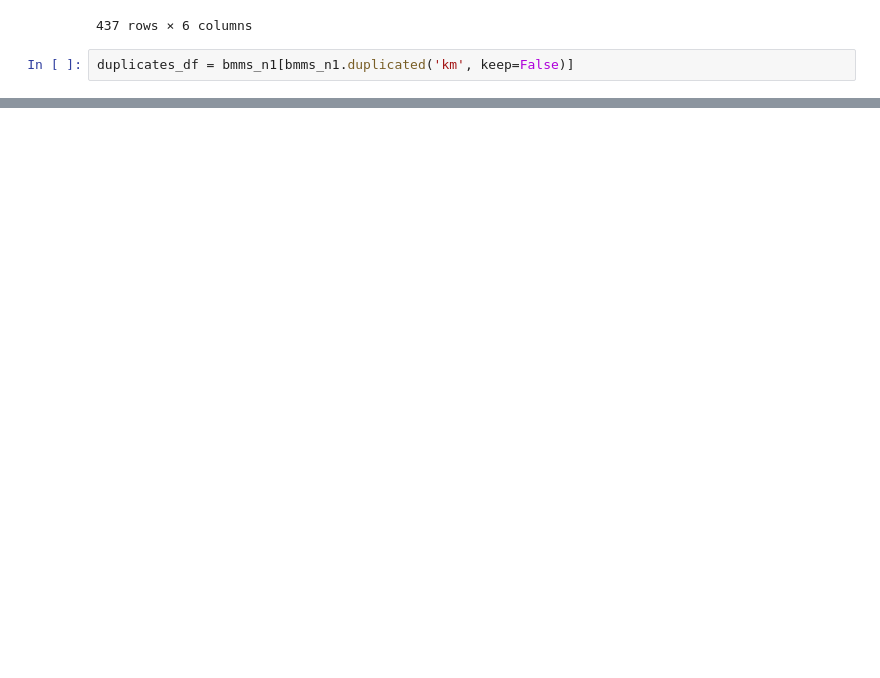
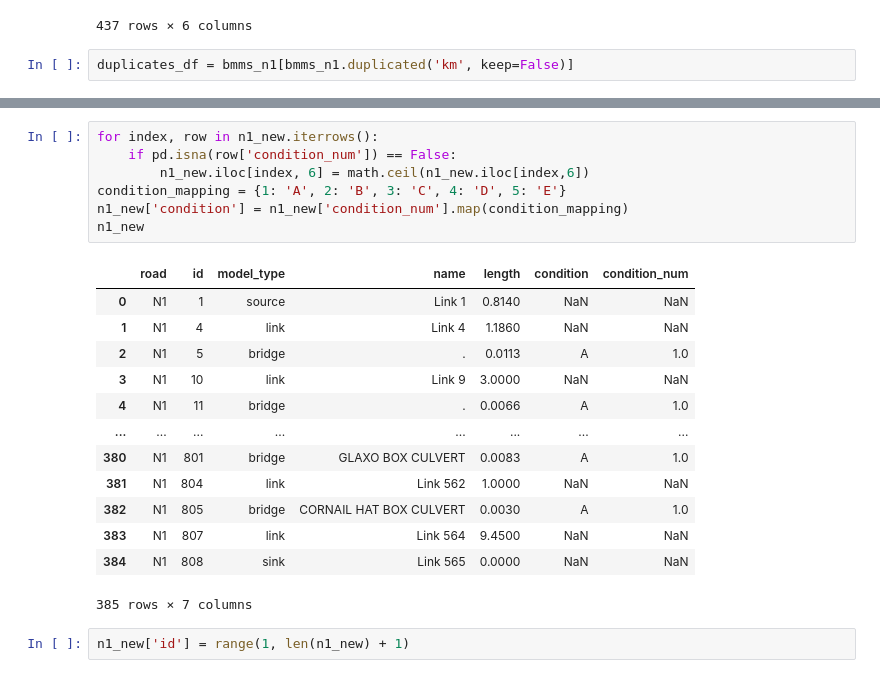
Before and after one commit to Anne-JS/advanced_simulation, a Jupyter notebook: EPA133a-G02-A2/model/Sven_doet_dingen.ipynb, the cells around one changed output, grey strips where cells are left out. Saved outputs shown, nothing was run; the diff lists cells and outputs as text; blank space fills up the shorter version.

```diff
--- a/EPA133a-G02-A2/model/Sven_doet_dingen.ipynb
+++ b/EPA133a-G02-A2/model/Sven_doet_dingen.ipynb
@@ -239,3 +253,26 @@ n1_new
 | 383 | N1 | 807 | link | Link 564 | 9.4500 | NaN | NaN |
 | 384 | N1 | 808 | sink | Link 565 | 0.0000 | NaN | NaN |
 385 rows × 7 columns
+# %%
+for index, row in n1_new.iterrows():
+    if pd.isna(row['condition_num']) == False:
+        n1_new.iloc[index, 6] = math.ceil(n1_new.iloc[index,6])
+condition_mapping = {1: 'A', 2: 'B', 3: 'C', 4: 'D', 5: 'E'}
+n1_new['condition'] = n1_new['condition_num'].map(condition_mapping)
+n1_new
+# %% [output]
+|  | road | id | model_type | name | length | condition | condition_num |
+| 0 | N1 | 1 | source | Link 1 | 0.8140 | NaN | NaN |
+| 1 | N1 | 4 | link | Link 4 | 1.1860 | NaN | NaN |
+| 2 | N1 | 5 | bridge | . | 0.0113 | A | 1.0 |
+| 3 | N1 | 10 | link | Link 9 | 3.0000 | NaN | NaN |
+| 4 | N1 | 11 | bridge | . | 0.0066 | A | 1.0 |
+| ... | ... | ... | ... | ... | ... | ... | ... |
+| 380 | N1 | 801 | bridge | GLAXO BOX CULVERT | 0.0083 | A | 1.0 |
+| 381 | N1 | 804 | link | Link 562 | 1.0000 | NaN | NaN |
+| 382 | N1 | 805 | bridge | CORNAIL HAT BOX CULVERT | 0.0030 | A | 1.0 |
+| 383 | N1 | 807 | link | Link 564 | 9.4500 | NaN | NaN |
+| 384 | N1 | 808 | sink | Link 565 | 0.0000 | NaN | NaN |
+385 rows × 7 columns
+# %%
+n1_new['id'] = range(1, len(n1_new) + 1)
```
Also changed, not shown: parts of 9 cells of this notebook, 1 other file.
